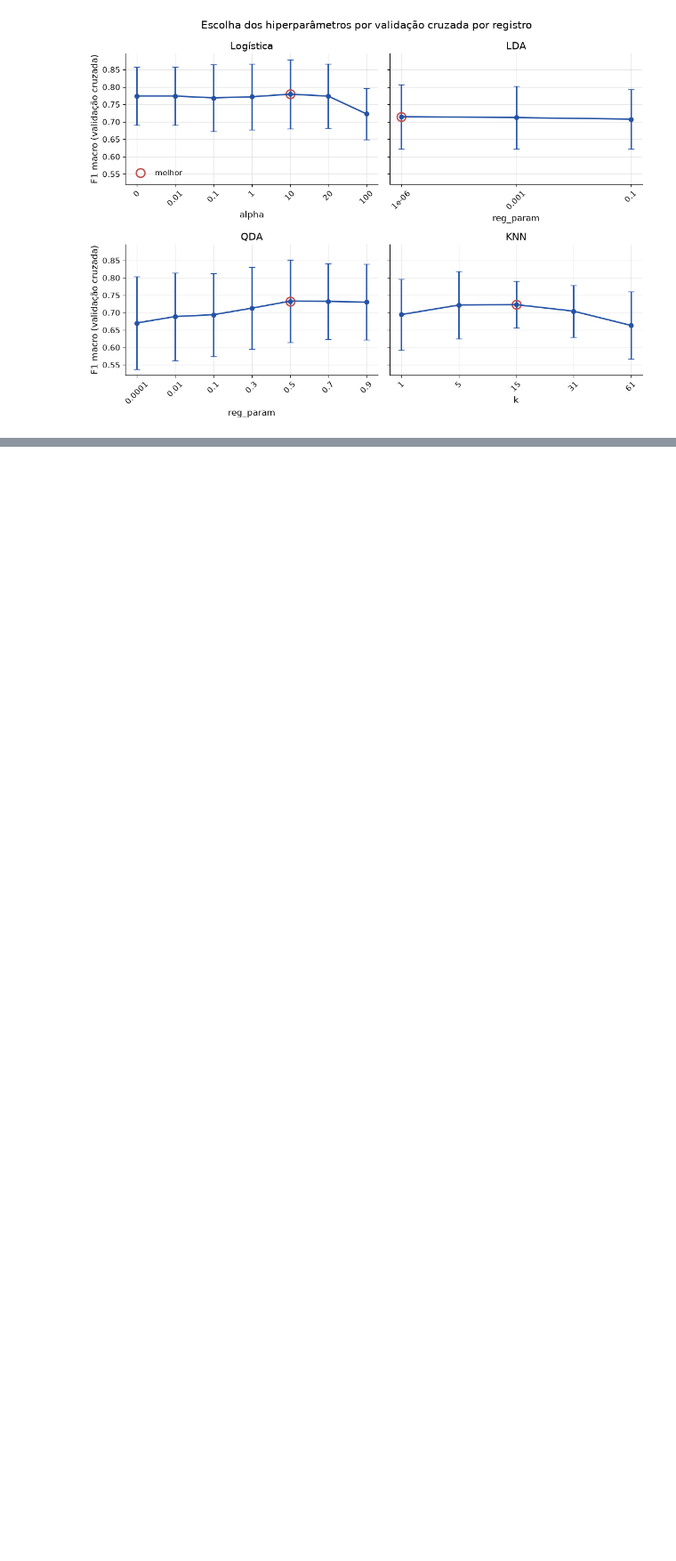
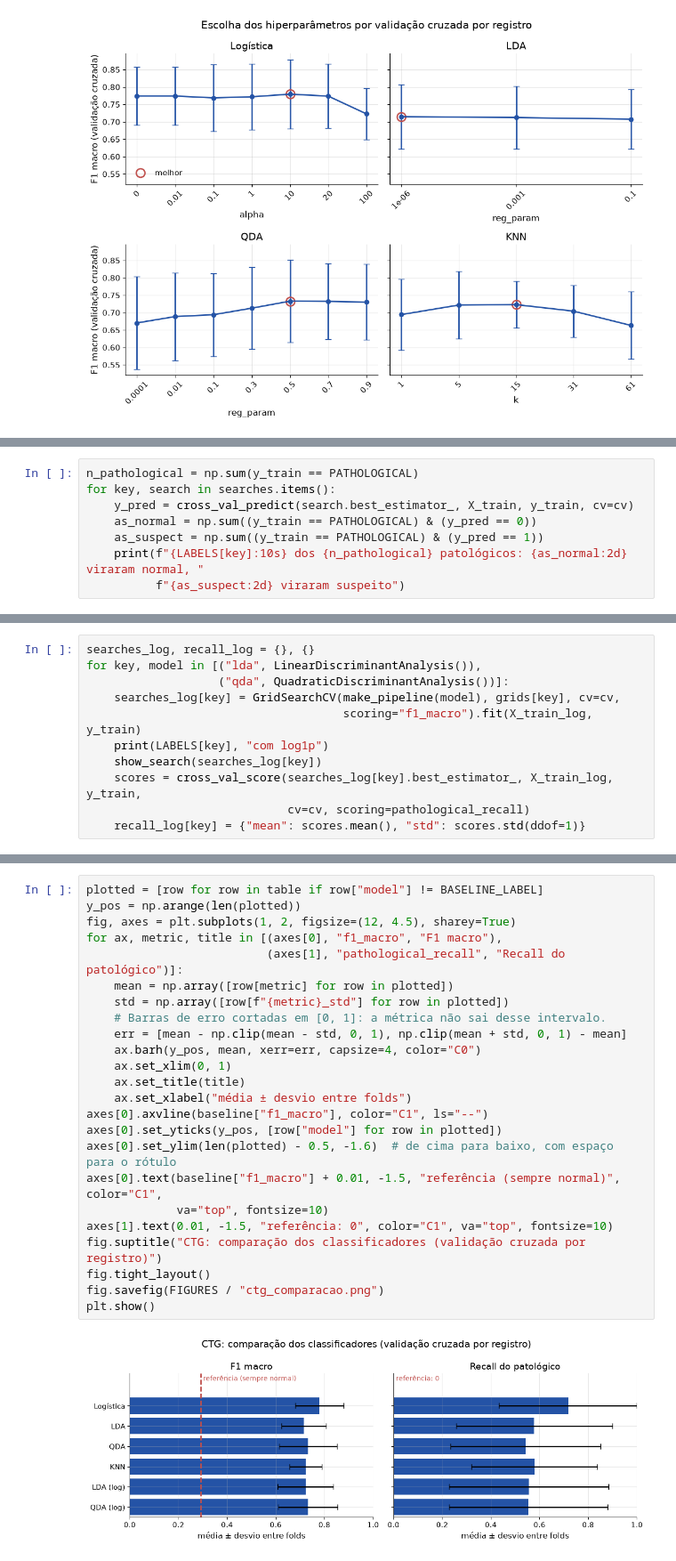
Before and after one commit to ml1-impatech/statstech-analise, a Jupyter notebook: notebooks/ctg_models.ipynb, the cells around one changed output, grey strips where cells are left out. Shown at 89% size. Saved outputs shown, nothing was run; the diff lists cells and outputs as text; blank space fills up the shorter version.

Commit message:
T4: tabela comparativa, figuras e hiperparâmetros para T5 a T7

```diff
--- a/notebooks/ctg_models.ipynb
+++ b/notebooks/ctg_models.ipynb
@@ -291,0 +312,8 @@ plt.show()
+# %%
+n_pathological = np.sum(y_train == PATHOLOGICAL)
+for key, search in searches.items():
+    y_pred = cross_val_predict(search.best_estimator_, X_train, y_train, cv=cv)
+    as_normal = np.sum((y_train == PATHOLOGICAL) & (y_pred == 0))
+    as_suspect = np.sum((y_train == PATHOLOGICAL) & (y_pred == 1))
+    print(f"{LABELS[key]:10s} dos {n_pathological} patológicos: {as_normal:2d} viraram normal, "
+          f"{as_suspect:2d} viraram suspeito")
@@ -291,0 +393,11 @@ plt.show()
+# %%
+searches_log, recall_log = {}, {}
+for key, model in [("lda", LinearDiscriminantAnalysis()),
+                   ("qda", QuadraticDiscriminantAnalysis())]:
+    searches_log[key] = GridSearchCV(make_pipeline(model), grids[key], cv=cv,
+                                     scoring="f1_macro").fit(X_train_log, y_train)
+    print(LABELS[key], "com log1p")
+    show_search(searches_log[key])
+    scores = cross_val_score(searches_log[key].best_estimator_, X_train_log, y_train,
+                             cv=cv, scoring=pathological_recall)
+    recall_log[key] = {"mean": scores.mean(), "std": scores.std(ddof=1)}
@@ -291,0 +464,26 @@ plt.show()
+# %%
+plotted = [row for row in table if row["model"] != BASELINE_LABEL]
+y_pos = np.arange(len(plotted))
+fig, axes = plt.subplots(1, 2, figsize=(12, 4.5), sharey=True)
+for ax, metric, title in [(axes[0], "f1_macro", "F1 macro"),
+                          (axes[1], "pathological_recall", "Recall do patológico")]:
+    mean = np.array([row[metric] for row in plotted])
+    std = np.array([row[f"{metric}_std"] for row in plotted])
+    # Barras de erro cortadas em [0, 1]: a métrica não sai desse intervalo.
+    err = [mean - np.clip(mean - std, 0, 1), np.clip(mean + std, 0, 1) - mean]
+    ax.barh(y_pos, mean, xerr=err, capsize=4, color="C0")
+    ax.set_xlim(0, 1)
+    ax.set_title(title)
+    ax.set_xlabel("média ± desvio entre folds")
+axes[0].axvline(baseline["f1_macro"], color="C1", ls="--")
+axes[0].set_yticks(y_pos, [row["model"] for row in plotted])
+axes[0].set_ylim(len(plotted) - 0.5, -1.6)  # de cima para baixo, com espaço para o rótulo
+axes[0].text(baseline["f1_macro"] + 0.01, -1.5, "referência (sempre normal)", color="C1",
+             va="top", fontsize=10)
+axes[1].text(0.01, -1.5, "referência: 0", color="C1", va="top", fontsize=10)
+fig.suptitle("CTG: comparação dos classificadores (validação cruzada por registro)")
+fig.tight_layout()
+fig.savefig(FIGURES / "ctg_comparacao.png")
+plt.show()
+# %% [output]
+[figure, added]
```
Also changed, not shown: parts of 20 cells of this notebook, 3 other files.
